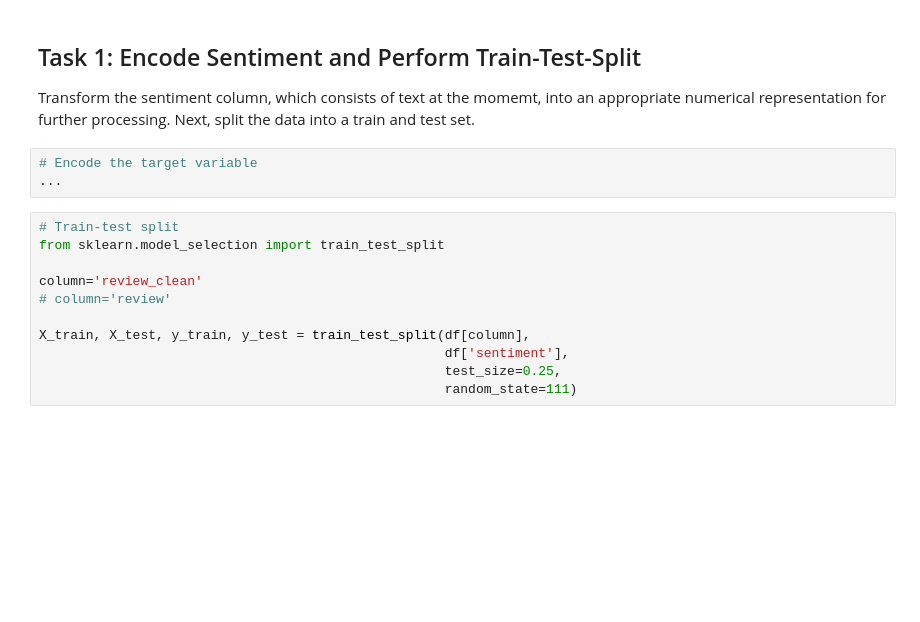
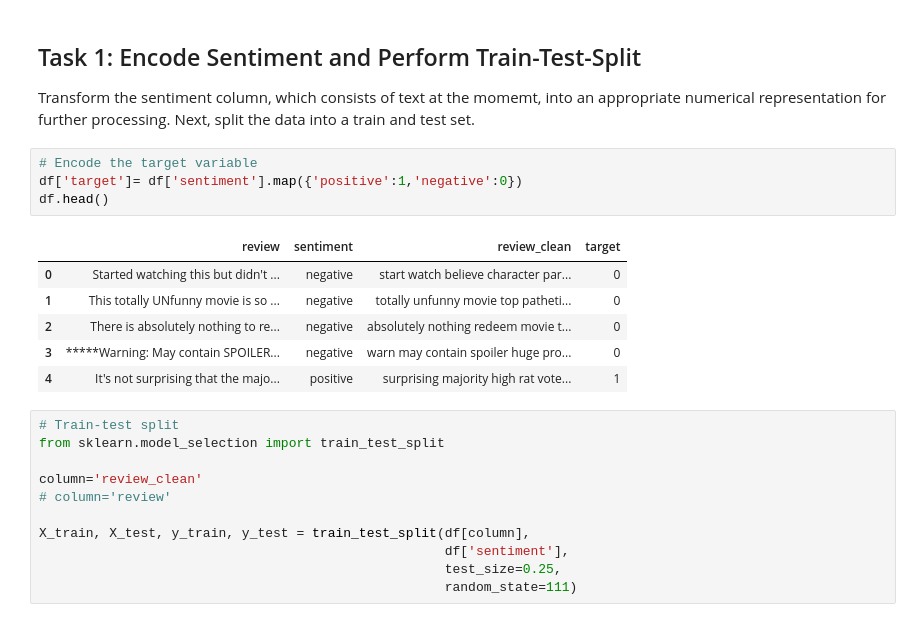
Before and after one commit to busrakasabali/Exercise, a Jupyter notebook: Tut9_Transformer_Sentiment_Analysis_Student.ipynb, the cells around one changed output. Drawn from its saved outputs; the diff is of its cells as text; blank space fills up the shorter version.

```diff
--- a/Tut9_Transformer_Sentiment_Analysis_Student.ipynb
+++ b/Tut9_Transformer_Sentiment_Analysis_Student.ipynb
@@ -53,7 +53,15 @@ df.head()
 Transform the sentiment column, which consists of text at the momemt, into an appropriate numerical representation for further processing. Next, split the data into a train and test set.
 # %%
 # Encode the target variable
-...
+df['target']= df['sentiment'].map({'positive':1,'negative':0})
+df.head()
+# %% [output]
+|  | review | sentiment | review_clean | target |
+| 0 | Started watching this but didn't ... | negative | start watch believe character par... | 0 |
+| 1 | This totally UNfunny movie is so ... | negative | totally unfunny movie top patheti... | 0 |
+| 2 | There is absolutely nothing to re... | negative | absolutely nothing redeem movie t... | 0 |
+| 3 | *****Warning: May contain SPOILER... | negative | warn may contain spoiler huge pro... | 0 |
+| 4 | It's not surprising that the majo... | positive | surprising majority high rat vote... | 1 |
 # %%
 # Train-test split
 from sklearn.model_selection import train_test_split
```
Also changed, not shown: parts of 4 cells of this notebook.
